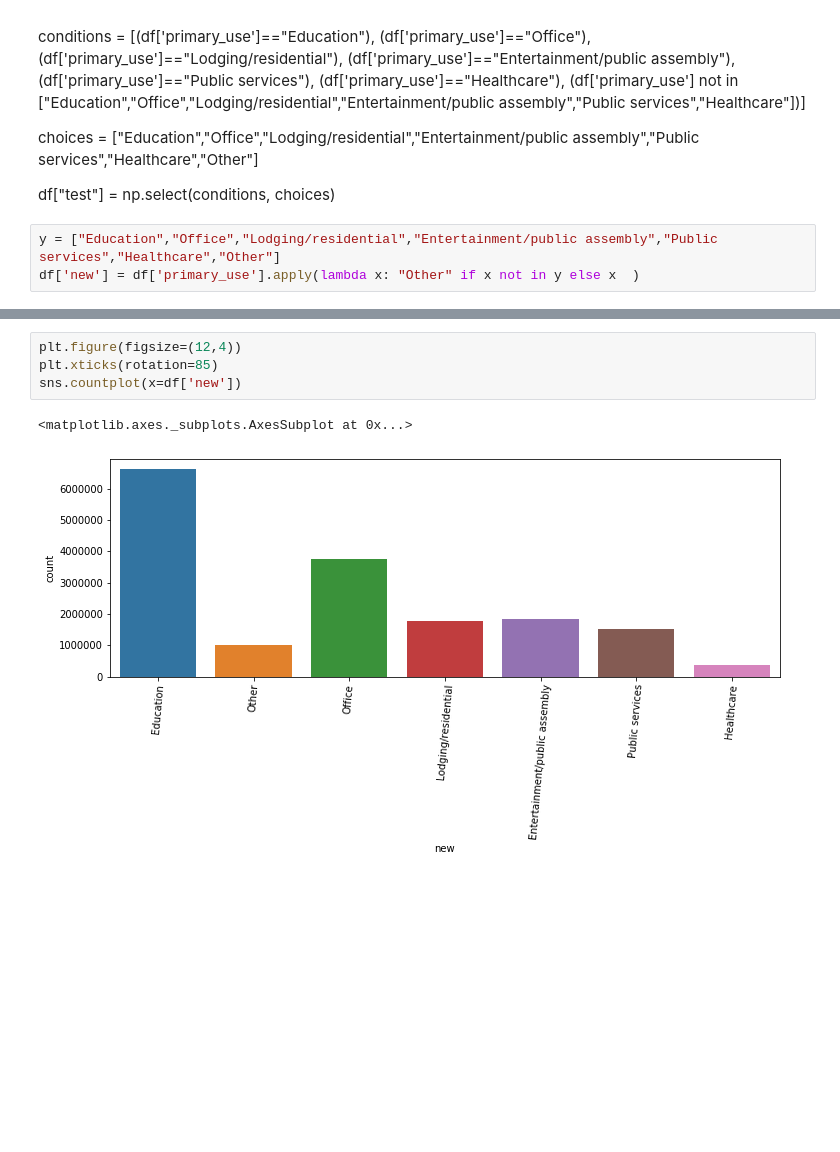
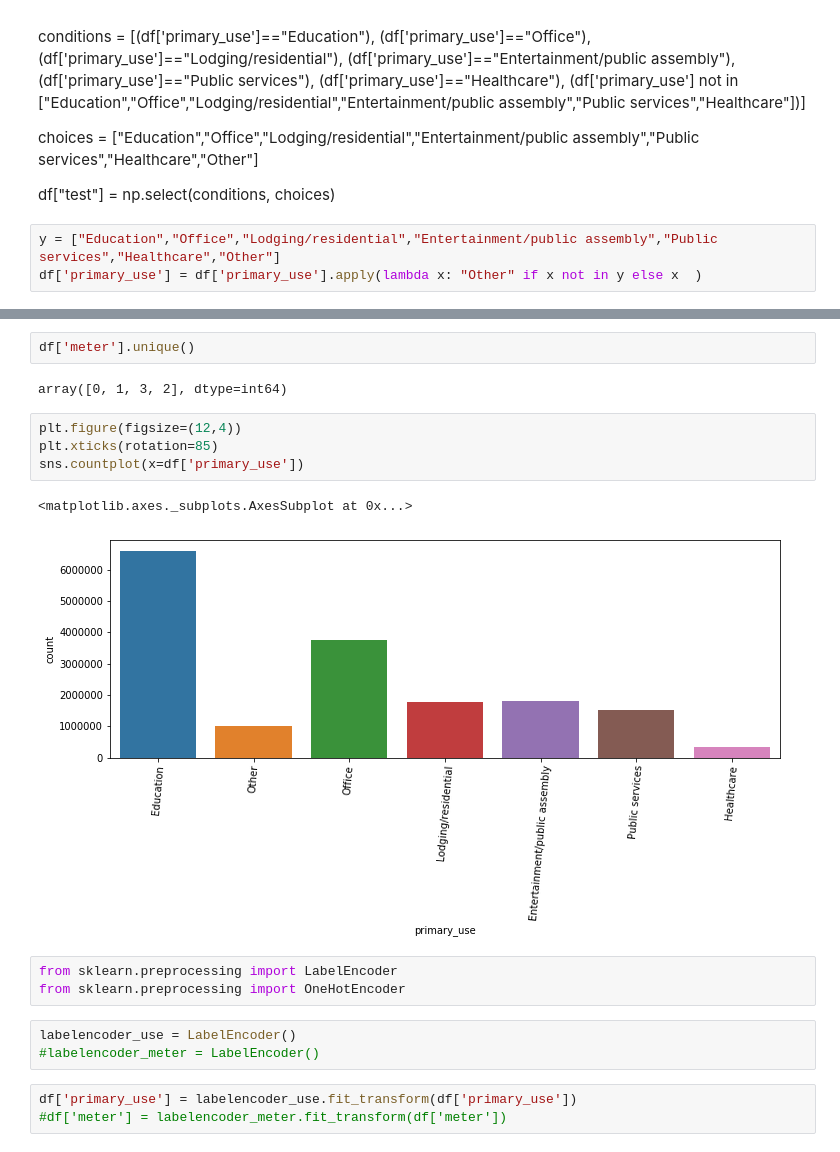
Before and after one commit to douglas-thoms/Projects, a Jupyter notebook: Energy.Predictor.2020/EDA/Categorical variable investigation.ipynb, the cells around one changed output, grey strips where cells are left out. Saved outputs shown, nothing was run; the diff lists cells and outputs as text; blank space fills up the shorter version.

```diff
--- a/Energy.Predictor.2020/EDA/Categorical variable investigation.ipynb
+++ b/Energy.Predictor.2020/EDA/Categorical variable investigation.ipynb
@@ -58,5 +63,5 @@ choices = ["Education","Office","Lodging/residential","Entertainment/public asse
 df["test"] = np.select(conditions, choices)
 # %%
 y = ["Education","Office","Lodging/residential","Entertainment/public assembly","Public services","Healthcare","Other"]
-df['new'] = df['primary_use'].apply(lambda x: "Other" if x not in y else x  )
+df['primary_use'] = df['primary_use'].apply(lambda x: "Other" if x not in y else x  )
 # %%
@@ -65,10 +70,23 @@ df['new'].unique()
 array(['Education', 'Other', 'Office', 'Lodging/residential',
        'Entertainment/public assembly', 'Public services', 'Healthcare'],
       dtype=object)
+# %%
+df['meter'].unique()
+# %% [output]
+array([0, 1, 3, 2], dtype=int64)
 # %%
 plt.figure(figsize=(12,4))
 plt.xticks(rotation=85)
-sns.countplot(x=df['new'])
+sns.countplot(x=df['primary_use'])
 # %% [output]
 <matplotlib.axes._subplots.AxesSubplot at 0x...>
-[figure, old version]
+[figure, new version]
+# %%
+from sklearn.preprocessing import LabelEncoder
+from sklearn.preprocessing import OneHotEncoder
+# %%
+labelencoder_use = LabelEncoder()
+#labelencoder_meter = LabelEncoder()
+# %%
+df['primary_use'] = labelencoder_use.fit_transform(df['primary_use'])
+#df['meter'] = labelencoder_meter.fit_transform(df['meter'])
```
Also changed, not shown: parts of 12 cells of this notebook, 10 other files.
